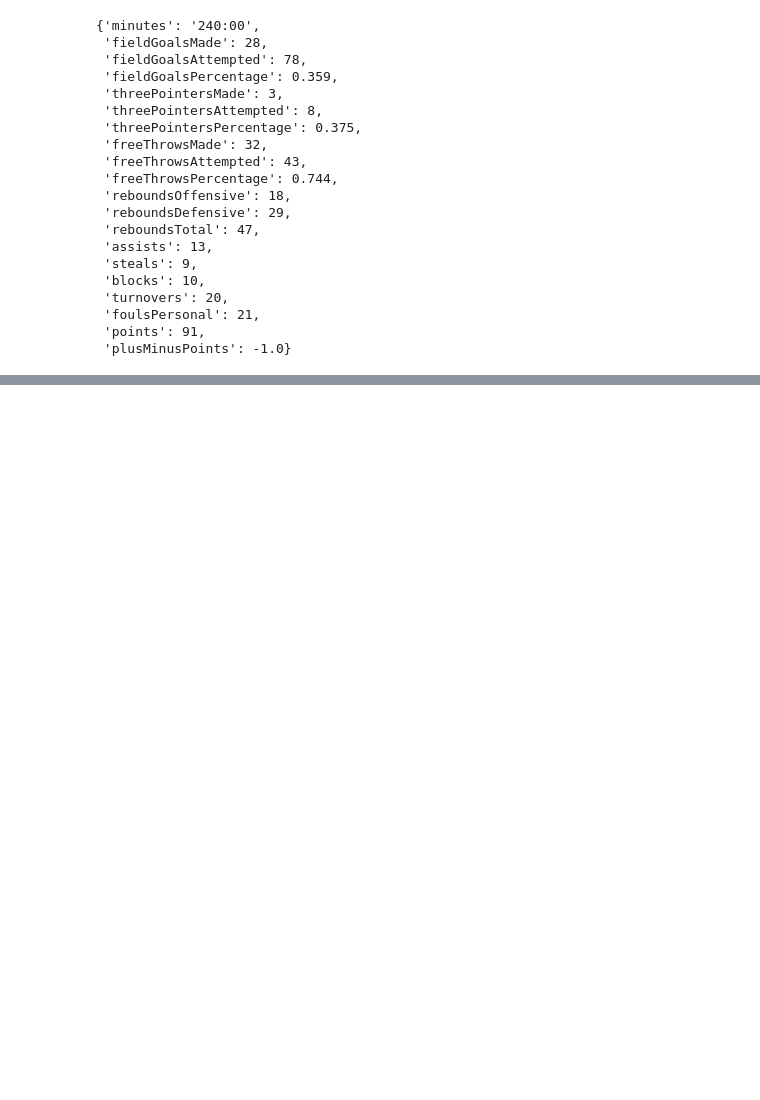
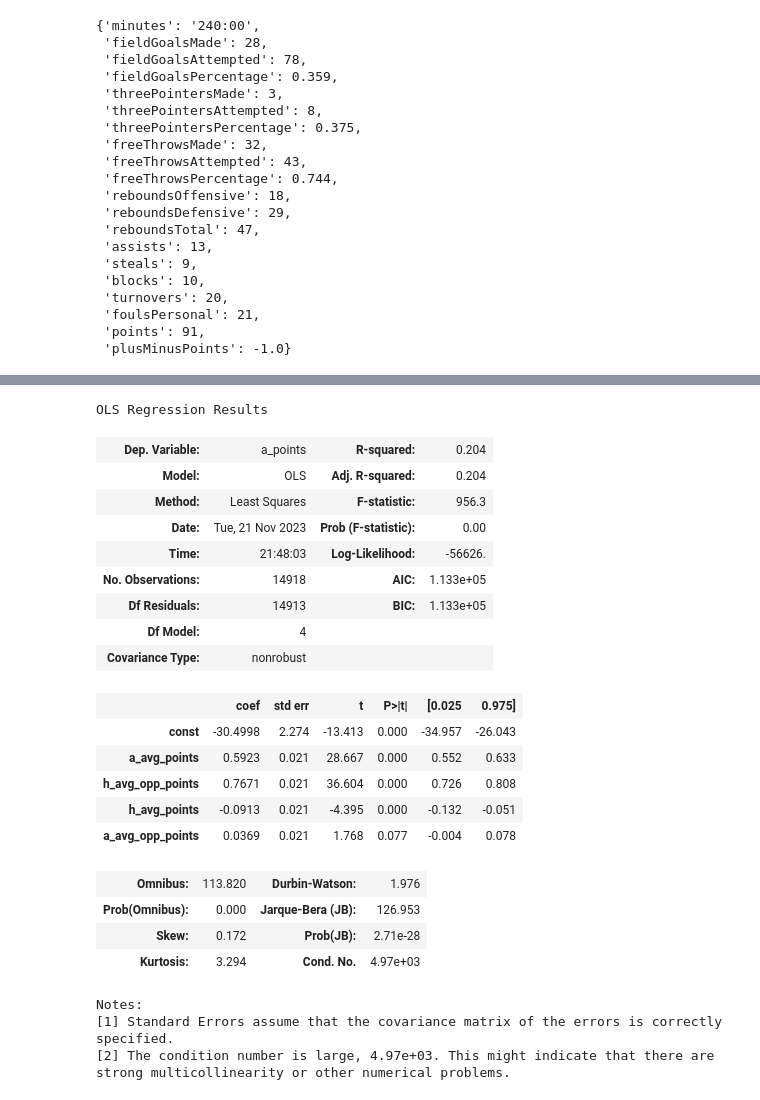
Before and after one commit to jackmitt/NBA, a Jupyter notebook: Untitled.ipynb, the cells around one changed output, grey strips where cells are left out. Cells and saved outputs as stored; diff of their text form; code cells hidden in the pictures; blank space fills up the shorter version.

```diff
--- a/Untitled.ipynb
+++ b/Untitled.ipynb
@@ -352,3 +352,15 @@ def advanced_boxscore_table():
     df.to_csv(db_path+"advanced_boxscores_players.csv",index=False)
 # %%
 advanced_boxscore_table()
+# %%
+proc = pd.read_csv("./processed/beginning_baseline.csv")
+
+train_seasons = ""
+for yr in range(1998, 2010):
+    train_seasons += str(yr) + "-" + str(yr+1)[2:4]+"|"
+train = proc[proc["season"].str.contains(train_seasons[:-1])].dropna()
+
+test_seasons = ""
+for yr in range(2011, 2018):
+    test_seasons += str(yr) + "-" + str(yr+1)[2:4]+"|"
+test = proc[proc["season"].str.contains(test_seasons[:-1])]
@@ -354,0 +369,3 @@ advanced_boxscore_table()
+# %%
+model_h = sm.OLS(train["h_points"], sm.add_constant(train[["h_avg_points","a_avg_opp_points"]])).fit()
+model_a = sm.OLS(train["a_points"], sm.add_constant(train[["a_avg_points","h_avg_opp_points"]])).fit()
@@ -354,0 +397,28 @@ advanced_boxscore_table()
+# %%
+x = train[["h_avg_points","a_avg_opp_points"]].to_numpy()
+sm.add_constant(train[["h_avg_points","a_avg_opp_points"]])
+# %% [output]
+OLS Regression Results
+| Dep. Variable: | a_points | R-squared: | 0.204 |
+| Model: | OLS | Adj. R-squared: | 0.204 |
+| Method: | Least Squares | F-statistic: | 956.3 |
+| Date: | Tue, 21 Nov 2023 | Prob (F-statistic): | 0.00 |
+| Time: | 21:48:03 | Log-Likelihood: | -56626. |
+| No. Observations: | 14918 | AIC: | 1.133e+05 |
+| Df Residuals: | 14913 | BIC: | 1.133e+05 |
+| Df Model: | 4 |  |  |
+| Covariance Type: | nonrobust |  |  |
+|  | coef | std err | t | P>|t| | [0.025 | 0.975] |
+| const | -30.4998 | 2.274 | -13.413 | 0.000 | -34.957 | -26.043 |
+| a_avg_points | 0.5923 | 0.021 | 28.667 | 0.000 | 0.552 | 0.633 |
+| h_avg_opp_points | 0.7671 | 0.021 | 36.604 | 0.000 | 0.726 | 0.808 |
+| h_avg_points | -0.0913 | 0.021 | -4.395 | 0.000 | -0.132 | -0.051 |
+| a_avg_opp_points | 0.0369 | 0.021 | 1.768 | 0.077 | -0.004 | 0.078 |
+| Omnibus: | 113.820 | Durbin-Watson: | 1.976 |
+| Prob(Omnibus): | 0.000 | Jarque-Bera (JB): | 126.953 |
+| Skew: | 0.172 | Prob(JB): | 2.71e-28 |
+| Kurtosis: | 3.294 | Cond. No. | 4.97e+03 |
+Notes:
+[1] Standard Errors assume that the covariance matrix of the errors is correctly specified.
+[2] The condition number is large, 4.97e+03. This might indicate that there are
+strong multicollinearity or other numerical problems.
```
Also changed, not shown: parts of 2 cells of this notebook, 27 other files.
